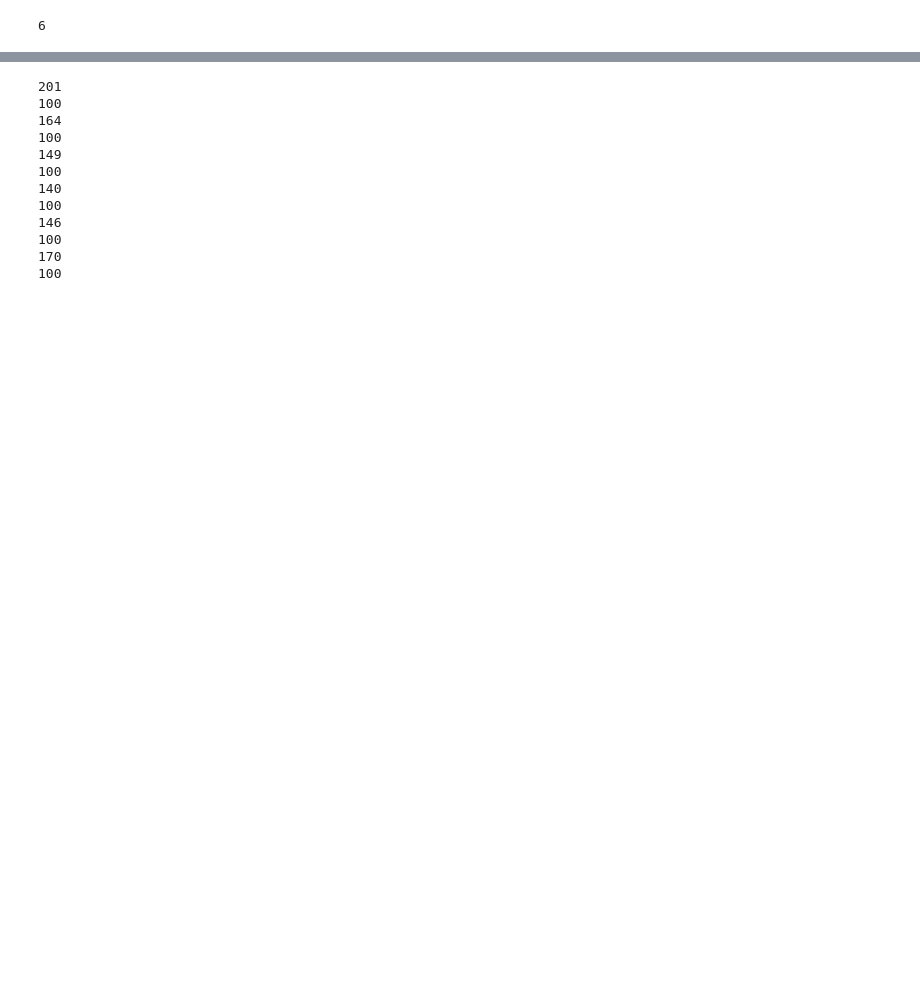
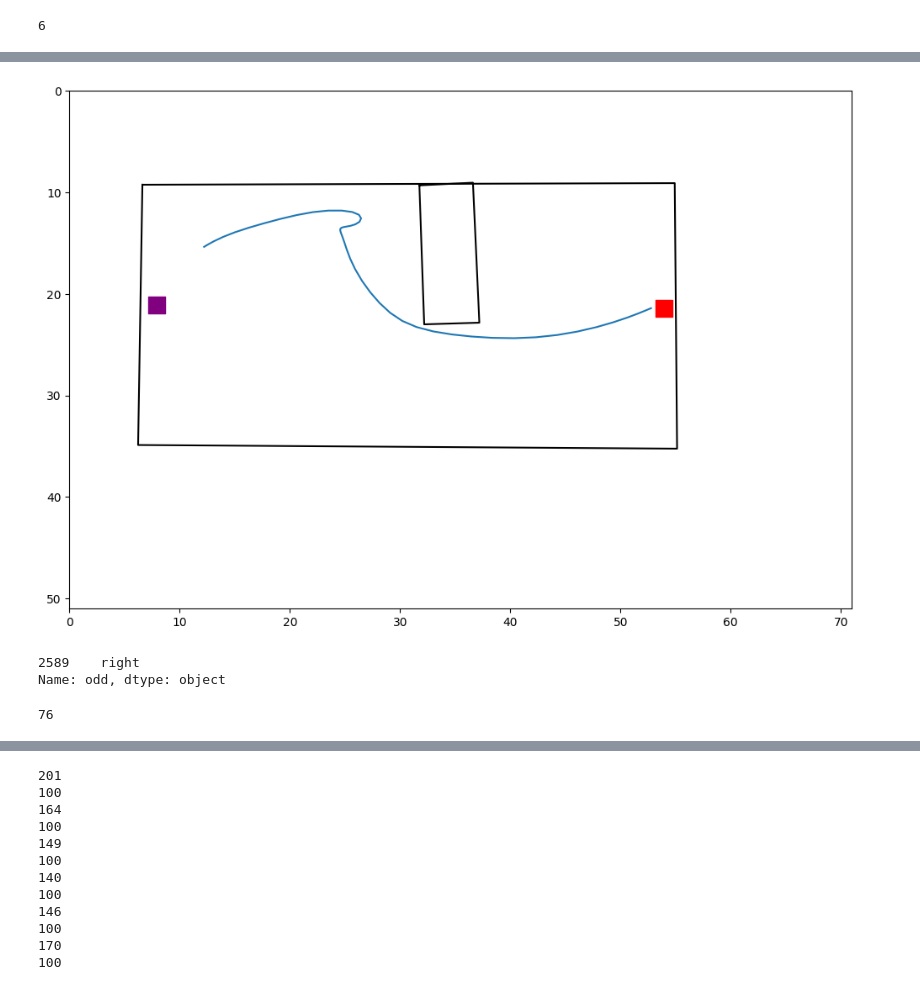
Before and after one commit to msidikpr/obstacle_avoidance, a Jupyter notebook: plots/summary_oa.ipynb, the cells around one changed output, grey strips where cells are left out. Cells and saved outputs as stored; diff of their text form; code cells hidden in the pictures; blank space fills up the shorter version.

```diff
--- a/plots/summary_oa.ipynb
+++ b/plots/summary_oa.ipynb
@@ -51,0 +606,5 @@ session.df['orginal_index'] =  session.df.index
+# %%
+def plot_single_trial(df,ax,cluster):
+    plot_arena(df,ax)
+    plot_obstacle(df,ax,cluster)
+    ax.plot(test['interp_ts_nose_x_cm'].item(),test['interp_ts_nose_y_cm'].item())
@@ -51,0 +646,8 @@ session.df['orginal_index'] =  session.df.index
+# %%
+keys = list_columns(test,['obstacle'])
+keys = [key for key in keys if 'gt' in key if 'mean' not in key and 'cen' not in key and 'cm' in key]
+corner_list = []
+for corner in keys:
+    corner = corner.split('_',2)[1]
+    corner_list.append(corner)
+np.unique(corner_list).tolist()
@@ -52,3 +667,23 @@ session.df['orginal_index'] =  session.df.index
+# %%
+def angle_to_edges(df):
+    keys = list_columns(df,['obstacle'])
+    keys = [key for key in keys if 'gt' in key if 'mean' not in key and 'cen' not in key and 'cm' in key]
+    corner_list = []
+    for corner in keys:
+        corner = corner.split('_',2)[1]
+        corner_list.append(corner)
+    np.unique(corner_list).tolist()
+    for ind,row in df.iterrows():
+        for corner in corner_list:
+            angle_to = []
+            position = [row['gt_' + corner + '_x_cm'],row['gt_' + corner + '_y_cm']]
+            for indx in range(len(row['ts_nose_x_cm'])):
+                center = [np.mean([row['ts_rightear_x_cm'][indx],row['ts_leftear_x_cm'][indx]]),np.mean([row['ts_rightear_y_cm'][indx],row['ts_leftear_y_cm'][indx]])]
+                nose_points = [row['ts_nose_x_cm'][indx],row['ts_nose_y_cm'][indx]]
+                angle = calculate_angle(center, nose_points, position)
+                angle_to.append(angle)
+
+            df.at[ind,'angle_to_' + corner] = np.array(angle_to).astype(object)
 # %%
 session.df
 # %% [output]
@@ -67,0 +792,17 @@ session.df
+# %%
+test = session.df.sample(1)
+angle_to_edges(test)
+get_angle_to_ports(test)
+fig, ax = plt.subplots(figsize=(12, 8))
+plot_single_trial(test,ax,test['obstacle_cluster'])
+# %% [output]
+[figure, added]
+# %%
+test.odd
+# %% [output]
+2589    right
+Name: odd, dtype: object
+# %%
+len(test.angle_to_obstacleTR.to_list()[0])
+# %% [output]
+76
```
Also changed, not shown: parts of 163 cells of this notebook, 3 other files.
